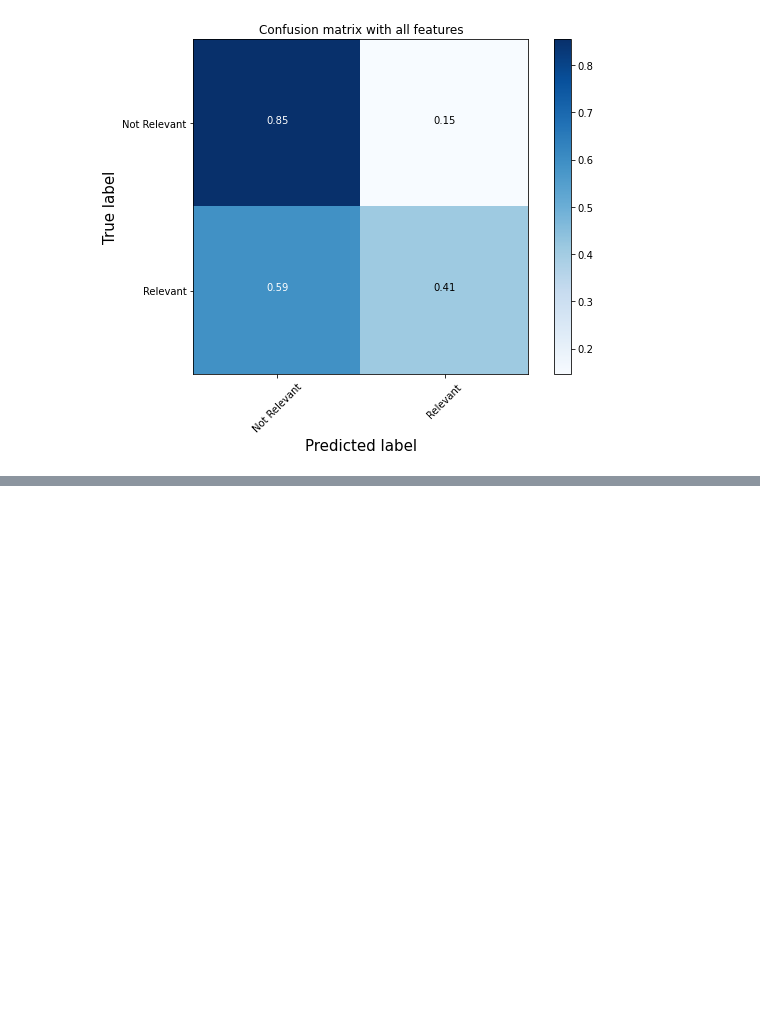
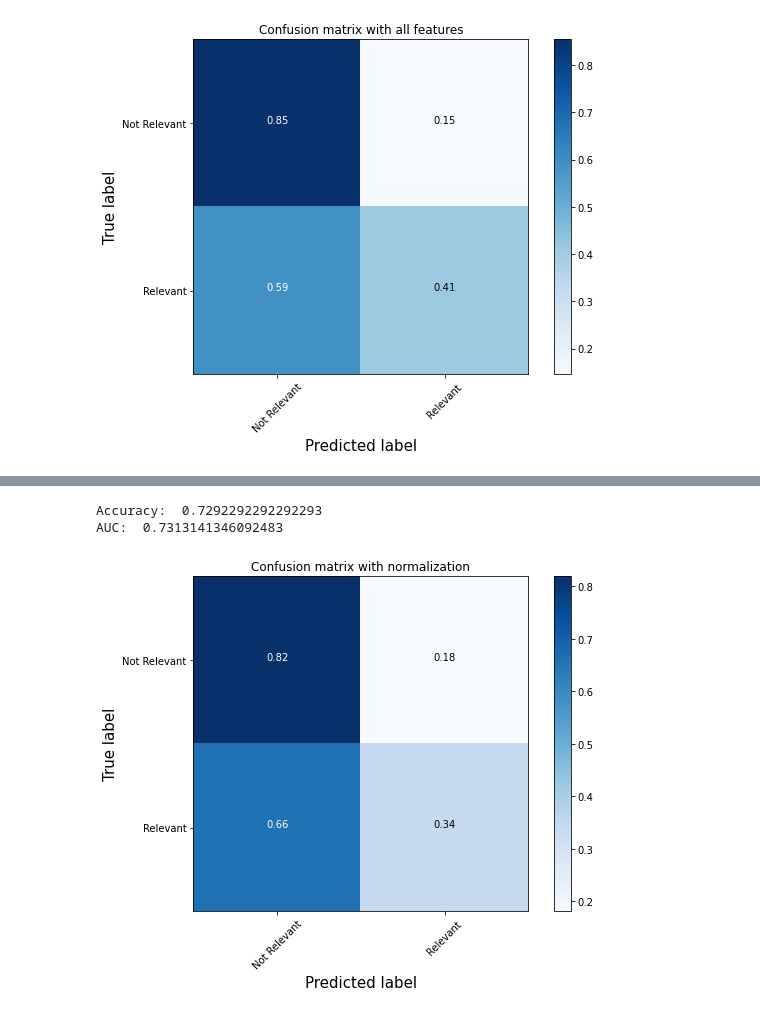
Before and after one commit to Salekeen/NLP, a Jupyter notebook: Text_classification.ipynb, the cells around one changed output, grey strips where cells are left out. Cells and saved outputs as stored; diff of their text form; code cells hidden in the pictures; blank space fills up the shorter version.

```diff
--- a/Text_classification.ipynb
+++ b/Text_classification.ipynb
@@ -188,0 +221,15 @@ ROC_AOC_Score:  0.7313141346092483
+# %%
+# Making prediction
+y_pred_class = logreg.predict(X_test_dtm)
+# %%
+# calculate evaluation measures:
+print("Accuracy: ", accuracy_score(y_test, y_pred_class))
+print("AUC: ", roc_auc_score(y_test, y_pred_prob))
+cnf_matrix = confusion_matrix(y_test, y_pred_class)
+plt.figure(figsize=(8,6))
+plot_confusion_matrix(cnf_matrix, classes=['Not Relevant','Relevant'],normalize=True,
+                      title='Confusion matrix with normalization')
+# %% [output]
+Accuracy:  0.7292292292292293
+AUC:  0.7313141346092483
+[figure, added]
```
Also changed, not shown: parts of 4 cells of this notebook.
